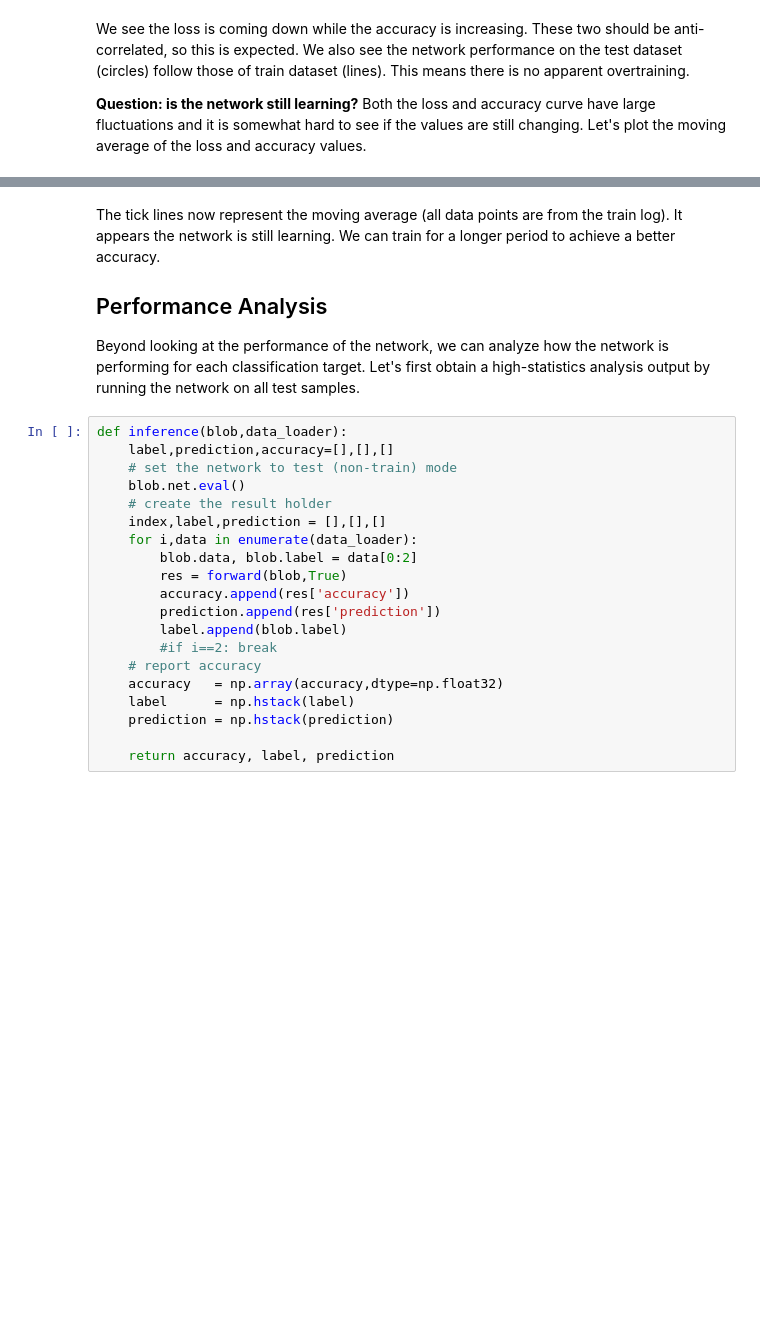
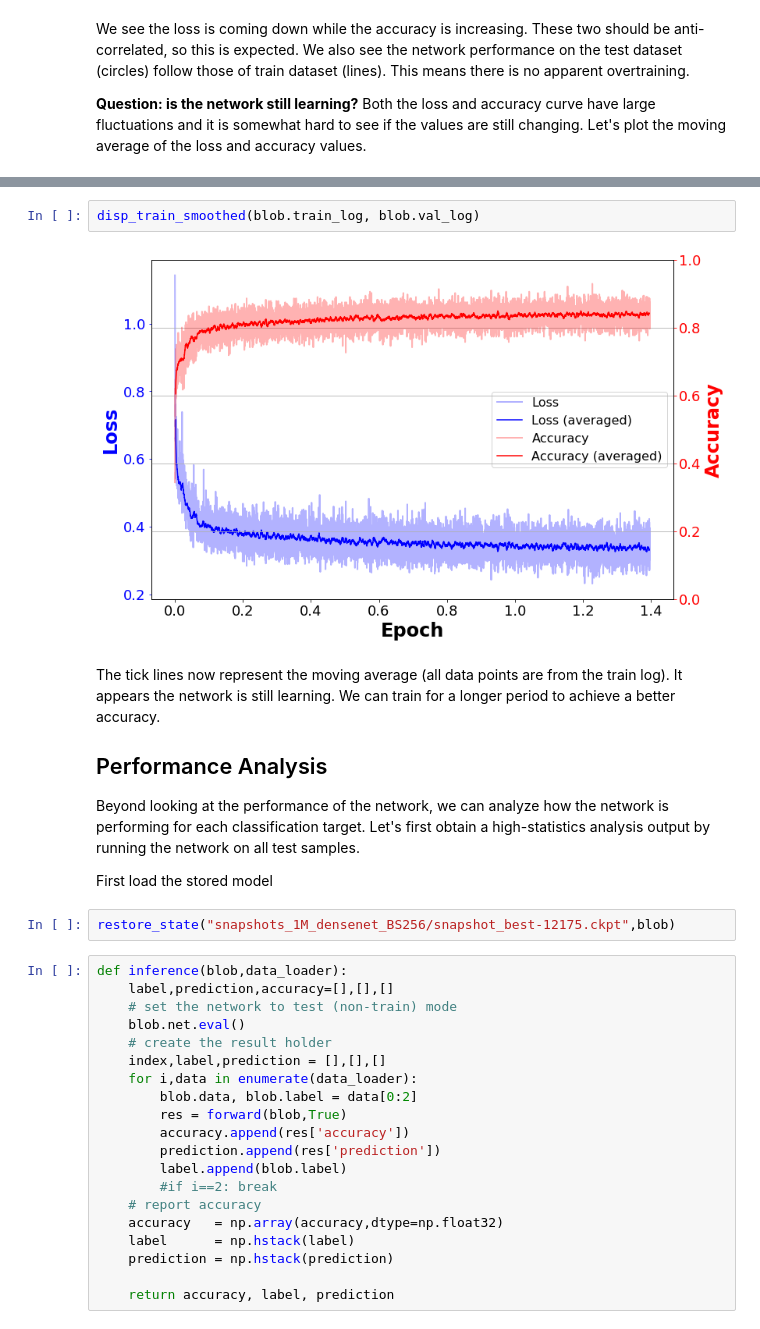
Before and after one commit to WatChMaL/UVicWorkshopPlayground, a Jupyter notebook: B/notebooks/CNN_try.ipynb, the cells around one changed output, grey strips where cells are left out. Saved outputs shown, nothing was run; the diff lists cells and outputs as text; blank space fills up the shorter version.

```diff
--- a/B/notebooks/CNN_try.ipynb
+++ b/B/notebooks/CNN_try.ipynb
@@ -364,8 +325,16 @@ plt.show()
+# %%
+disp_train_smoothed(blob.train_log, blob.val_log)
+# %% [output]
+[figure, added]
 # %% [markdown]
 The tick lines now represent the moving average (all data points are from the train log). It appears the network is still learning. We can train for a longer period to achieve a better accuracy.
 
 ## Performance Analysis
 Beyond looking at the performance of the network, we can analyze how the network is performing for each classification target. Let's first obtain a high-statistics analysis output by running the network on all test samples.
+
+First load the stored model
+# %%
+restore_state("snapshots_1M_densenet_BS256/snapshot_best-12175.ckpt",blob)
 # %%
 def inference(blob,data_loader):
     label,prediction,accuracy=[],[],[]
```
Also changed, not shown: parts of 5 cells of this notebook, 1 other file.
